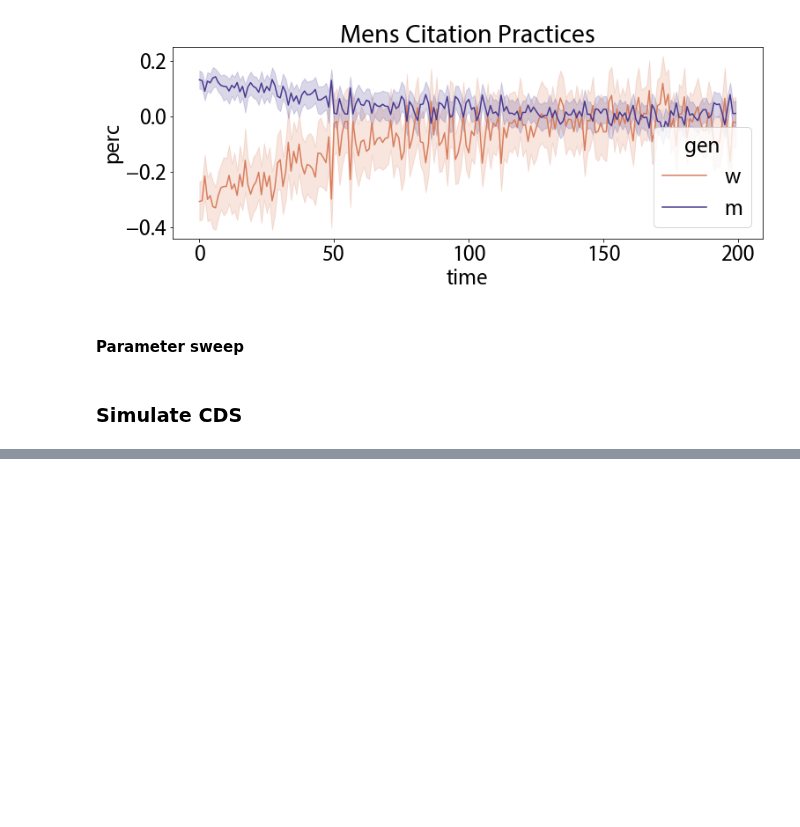
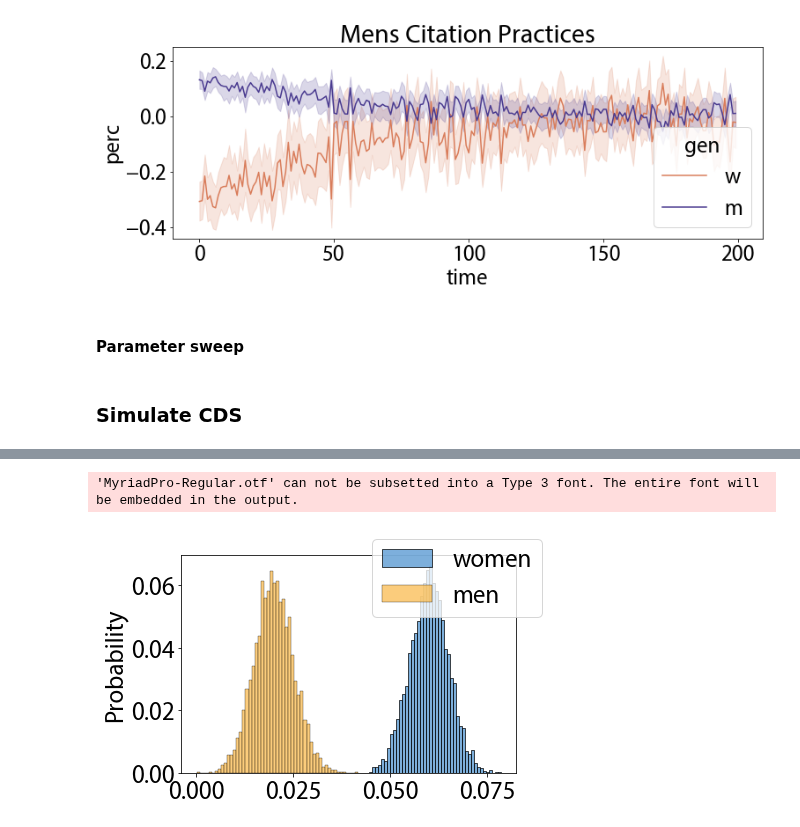
Before and after one commit to jastiso/modeling_citations, a Jupyter notebook: scripts/interventions.ipynb, the cells around one changed output, grey strips where cells are left out. Cells and saved outputs as stored; diff of their text form; code cells hidden in the pictures; blank space fills up the shorter version.

```diff
--- a/scripts/interventions.ipynb
+++ b/scripts/interventions.ipynb
@@ -1384,0 +1401,9 @@ forget_m = (7.1,.02)
+# %%
+f,ax = plt.subplots(1,1,figsize=(6,4))
+sns.histplot(np.random.normal(loc=meet_w[0],scale=meet_w[1],size=5000), color=colors[2], stat='probability')
+sns.histplot(np.random.normal(loc=meet_m[0],scale=meet_m[1],size=5000), color=colors[3], stat='probability')
+f.legend(labels=['women','men'])
+plt.savefig('../data/img/gamma_cds.pdf')
+# %% [output]
+'MyriadPro-Regular.otf' can not be subsetted into a Type 3 font. The entire font will be embedded in the output.
+[figure, added]
```
Also changed, not shown: parts of 14 cells of this notebook, 1 other file.
